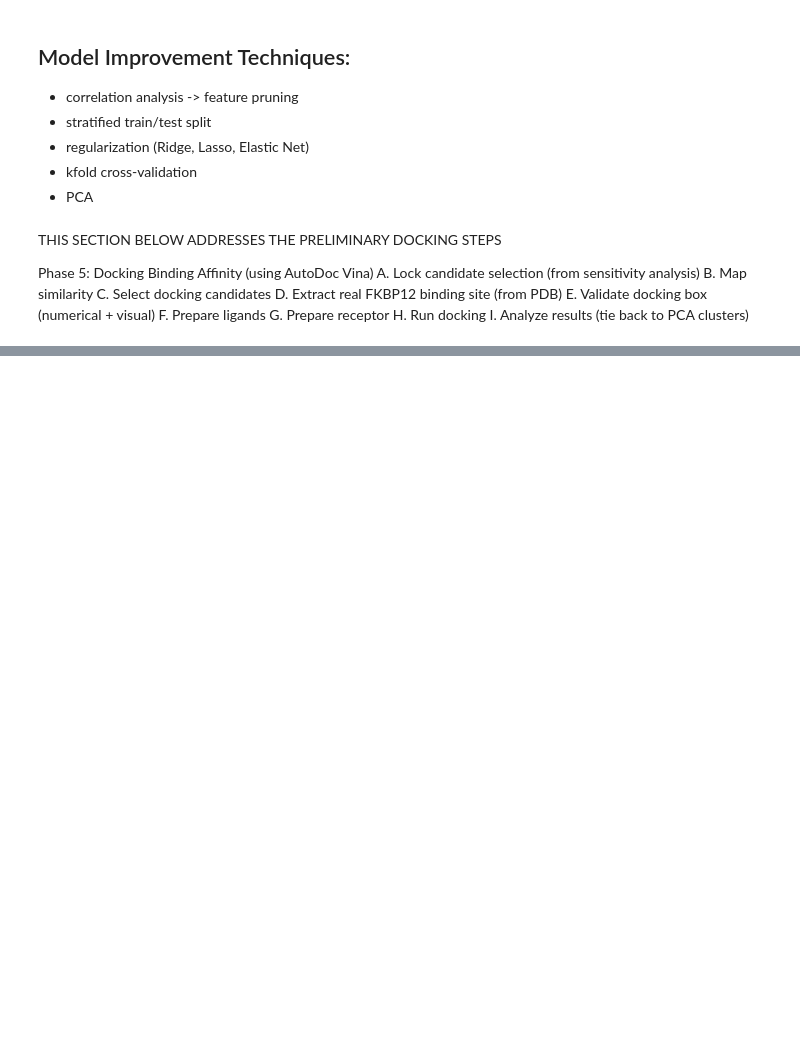
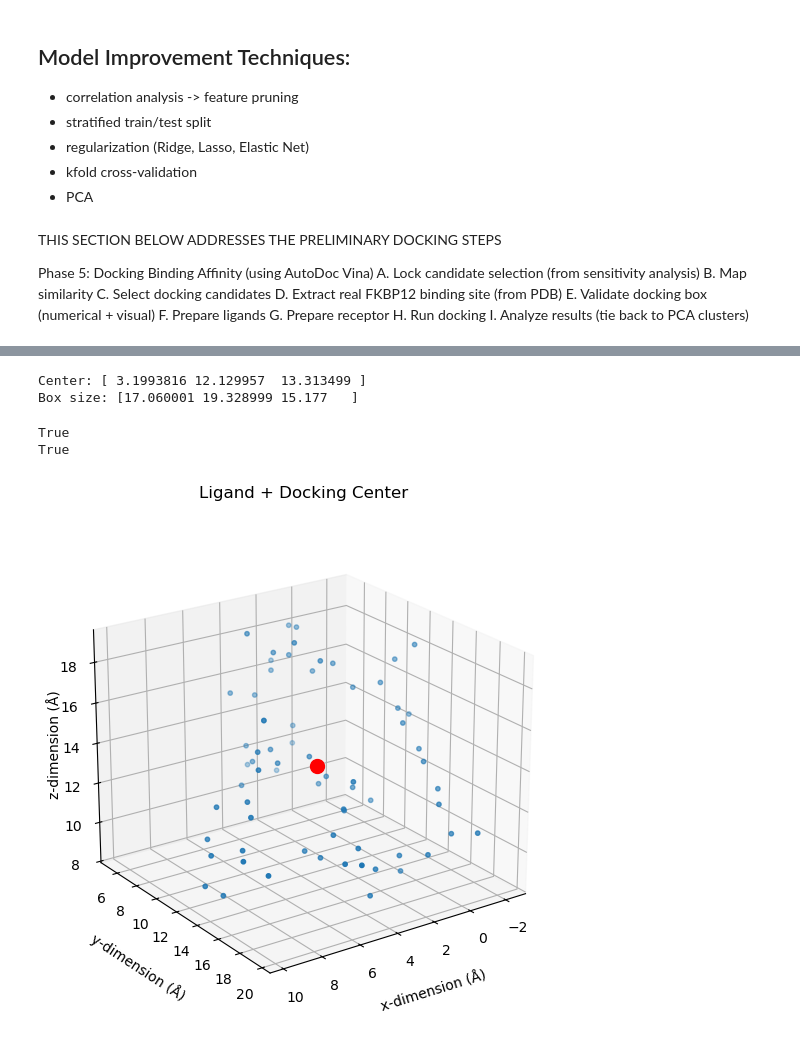
Before and after one commit to sibhi-sakthivel/chem277a-final-project, a Jupyter notebook: Project2_Chem277A_v3.ipynb, the cells around one changed output, grey strips where cells are left out. Drawn from its saved outputs; the diff is of its cells as text; code cells hidden in the pictures; blank space fills up the shorter version.

```diff
--- a/Project2_Chem277A_v3.ipynb
+++ b/Project2_Chem277A_v3.ipynb
@@ -2201,0 +2207,63 @@ Total rows: 600
+# %%
+# P5.B Extract rapamycin binding site (numerical)
+
+parser = PDBParser(QUIET=True)
+structure = parser.get_structure("FKBP12", "1FKB.pdb")
+
+ligand_coords_list = []
+
+for model in structure:
+    for chain in model:
+        for residue in chain:
+            if residue.get_resname() == "RAP":
+                for atom in residue:
+                    ligand_coords_list.append(atom.coord)
+
+ligand_coords = np.array(ligand_coords_list)
+
+# Compute center (actual ligand location)
+center_coords = ligand_coords.mean(axis=0)
+print("Center:", center_coords)
+
+# Compute box size (pocket size)
+min_coords = ligand_coords.min(axis=0)
+max_coords = ligand_coords.max(axis=0)
+
+box_size_coords = (max_coords - min_coords) + 5
+print("Box size:", box_size_coords)
+# %% [output]
+Center: [ 3.1993816 12.129957  13.313499 ]
+Box size: [17.060001 19.328999 15.177   ]
+# %%
+# P5.C Validate rapamycin docking box (numerical and visual)
+# Numerical validation
+box_min = center_coords - box_size_coords/2
+box_max = center_coords + box_size_coords/2
+
+print((min_coords >= box_min).all())    # Expected true
+print((max_coords <= box_max).all())    # Expected true
+
+# Visual validation
+fig = plt.figure(figsize=(8, 6))
+ax = fig.add_subplot(111, projection='3d')
+
+ax.scatter(ligand_coords[:, 0], ligand_coords[:, 1], ligand_coords[:, 2], s=10)
+ax.scatter(center_coords[0], center_coords[1], center_coords[2], color='red', s=100)
+
+ax.set_title("Ligand + Docking Center", pad=18)
+ax.set_xlabel("x-dimension (Å)", labelpad=10)
+ax.set_ylabel("y-dimension (Å)", labelpad=10)
+ax.set_zlabel("")
+
+# Matplotlib 3D z-labels are often clipped in notebook renders, so place it as 2D figure text.
+ax.text2D(-0.02, 0.55, "z-dimension (Å)", transform=ax.transAxes, rotation=90, va='center')
+
+ax.view_init(elev=22, azim=55)
+ax.set_box_aspect((1.1, 1.1, 0.9))
+fig.subplots_adjust(left=0.10, right=0.92, bottom=0.08, top=0.90)
+
+plt.show()
+# %% [output]
+True
+True
+[figure, added]
```
Also changed, not shown: parts of 25 cells of this notebook.
